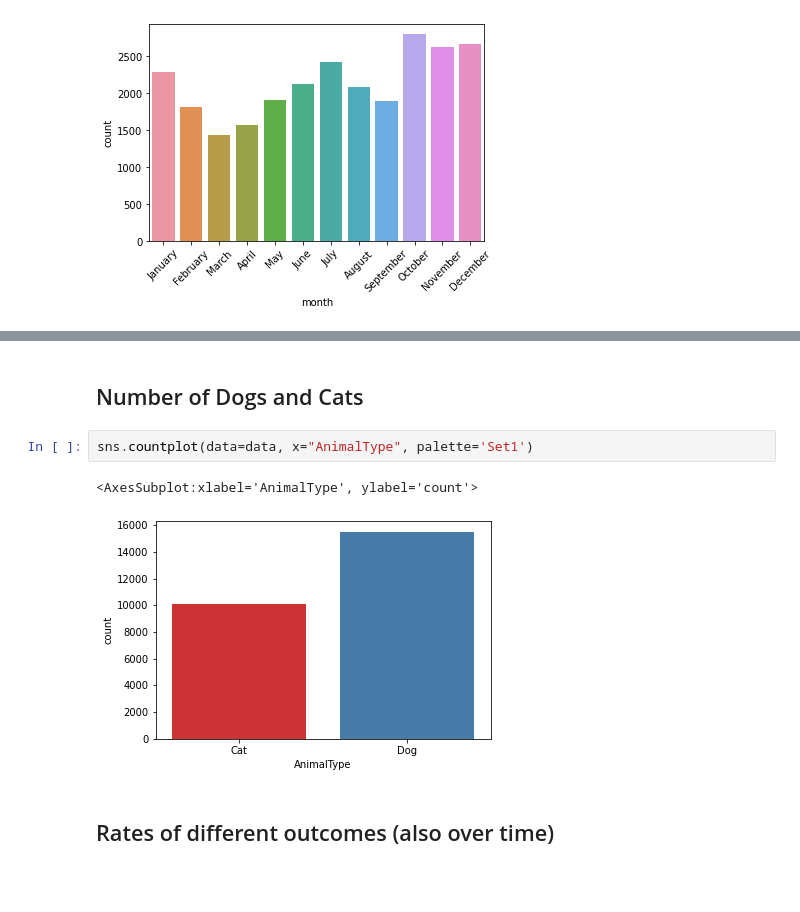
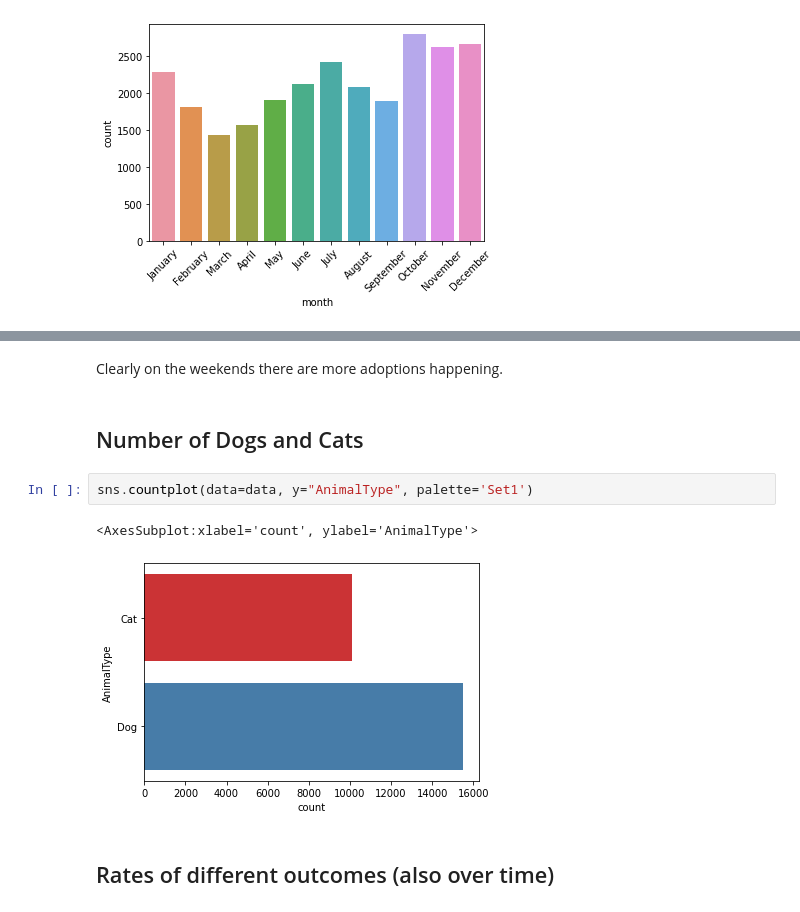
Before and after one commit to DavidSiegl/Animal-Shelter-Analysis, a Jupyter notebook: exploratory data analysis.ipynb, the cells around one changed output, grey strips where cells are left out. Saved outputs shown, nothing was run; the diff lists cells and outputs as text; blank space fills up the shorter version.

```diff
--- a/exploratory data analysis.ipynb
+++ b/exploratory data analysis.ipynb
@@ -60,10 +70,12 @@ sns.countplot(data=data, x="weekday")
+# %% [markdown]
+Clearly on the weekends there are more adoptions happening.
 # %% [markdown]
 ## Number of Dogs and Cats
 # %%
-sns.countplot(data=data, x="AnimalType", palette='Set1')
+sns.countplot(data=data, y="AnimalType", palette='Set1')
 # %% [output]
-<AxesSubplot:xlabel='AnimalType', ylabel='count'>
+<AxesSubplot:xlabel='count', ylabel='AnimalType'>
-[figure, old version]
+[figure, new version]
 # %% [markdown]
 ## Rates of different outcomes (also over time)
 # %%
```
Also changed, not shown: parts of 40 cells of this notebook.
